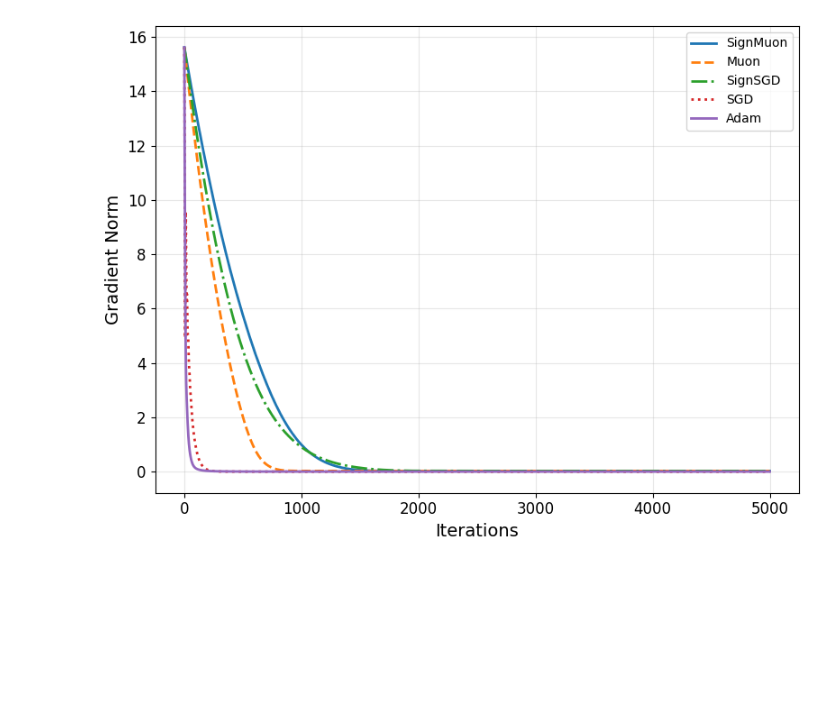
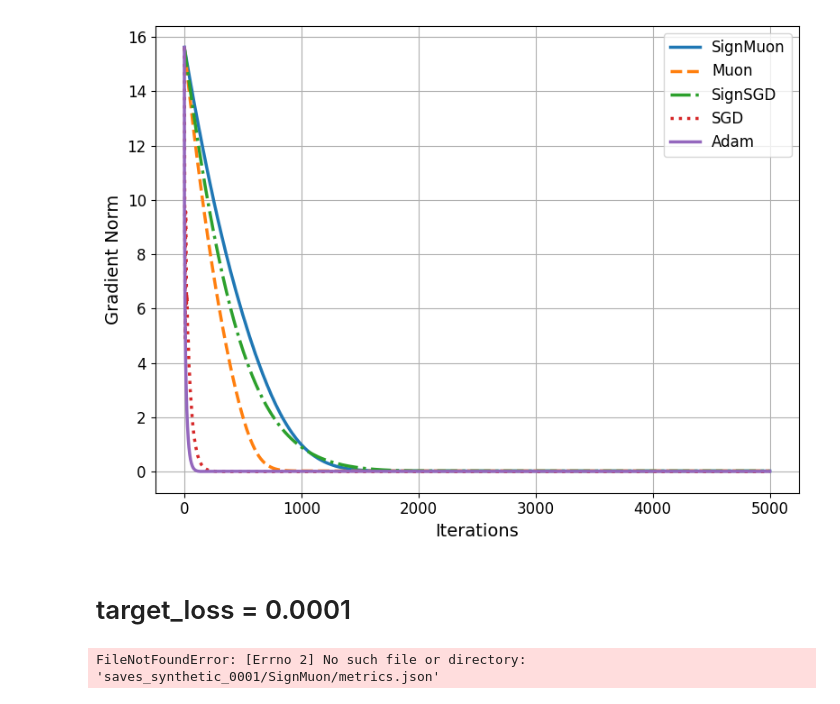
Before and after one commit to intsystems/2026-Project-203, a Jupyter notebook: code/plot_synt.ipynb, the cells around one changed output. Saved outputs shown, nothing was run; the diff lists cells and outputs as text; code cells hidden in the pictures; blank space fills up the shorter version.

```diff
--- a/code/plot_synt.ipynb
+++ b/code/plot_synt.ipynb
@@ -79,10 +79,9 @@ def plot_multiple_histories(run_dirs, labels, metric="train_loss", title="compar
             values,
             label=label,
             linestyle=line_style,
-            linewidth=2
+            linewidth=2.5
         )
 
-    plt.xlabel("Iterations", fontsize=14)
 
     metric_names = {
         "train_loss": "Train Loss",
@@ -93,9 +92,10 @@ def plot_multiple_histories(run_dirs, labels, metric="train_loss", title="compar
     }
     ylabel = metric_names.get(metric, metric)
     plt.ylabel(ylabel, fontsize=14)
+    plt.xlabel("Iterations", fontsize=14)
     plt.xticks(fontsize=12)
     plt.yticks(fontsize=12)
-    plt.grid(True, alpha=0.3)
-    plt.legend(fontsize=10)
+    plt.grid(True)
+    plt.legend(fontsize=12)
     plt.tight_layout()
     plt.show()
@@ -162,24 +250,46 @@ plot_multiple_histories(
 # %%
 plot_multiple_histories(
     run_dirs=[
-        "saves_synthetic/SignMuon",
-        "saves_synthetic/Muon",
-        "saves_synthetic/SignSGD",
-        "saves_synthetic/SGD",
-        "saves_synthetic/Adam",
+        "saves_synthetic_001/SignMuon",
+        "saves_synthetic_001/Muon",
+        "saves_synthetic_001/SignSGD",
+        "saves_synthetic_001/SGD",
+        "saves_synthetic_001/Adam",
     ],
     labels=[
         "SignMuon",
         "Muon",
         "SignSGD",
         "SGD",
         "Adam",
     ],
     metric="grad_norm_history",
     title="",
     target_loss=0.001,
     max_iterations=5000,
     line_styles=["-", "--", "-.", ":", "-"]
 )
 # %% [output]
-[figure, old version]
+[figure, new version]
+# %% [markdown]
+# target_loss = 0.0001
+# %%
+print_multiple(
+    run_dirs=[
+        "saves_synthetic_0001/SignMuon",
+        "saves_synthetic_0001/Muon",
+        "saves_synthetic_0001/SignSGD",
+        "saves_synthetic_0001/SGD",
+        "saves_synthetic_0001/Adam",
+    ],
+    labels=[
+        "SignMuon",
+        "Muon",
+        "SignSGD",
+        "SGD",
+        "Adam",
+    ],
+    title="",
+)
+# %% [output]
+FileNotFoundError: [Errno 2] No such file or directory: 'saves_synthetic_0001/SignMuon/metrics.json'
```
Also changed, not shown: parts of 9 cells of this notebook, 9 other files.
